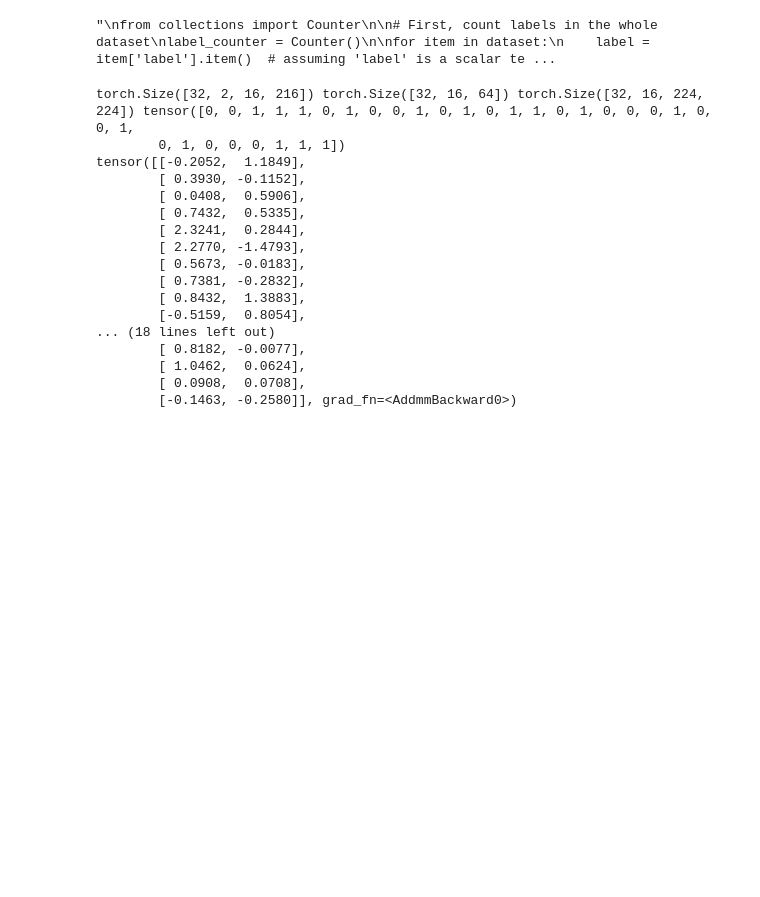
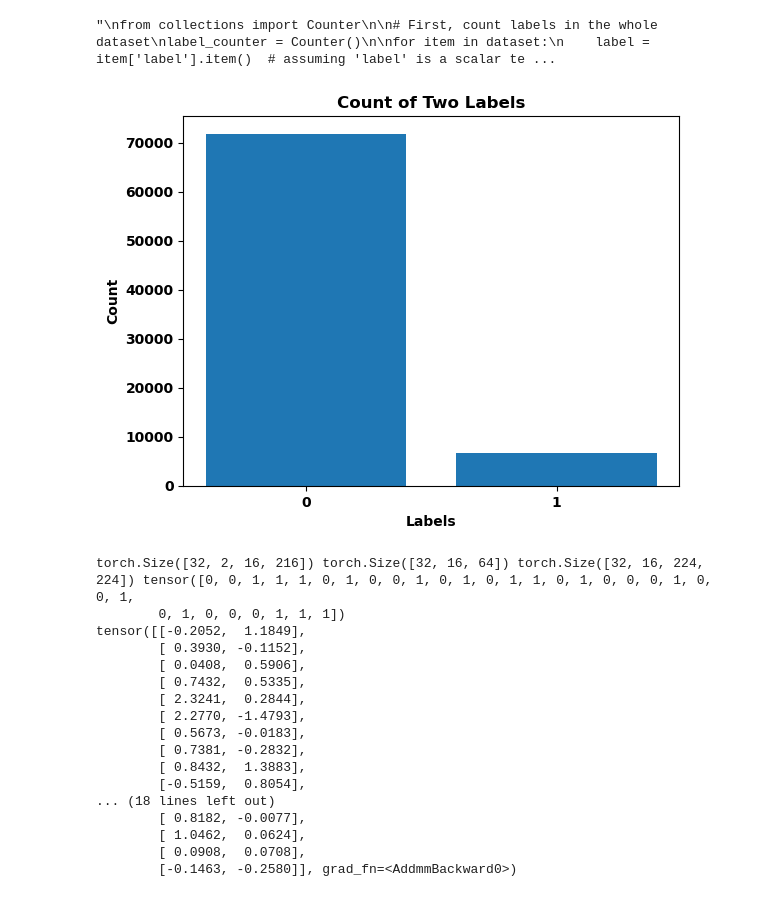
Before and after one commit to abdulmomen-ghalkha/blockage_pred, a Jupyter notebook: Preparing_datasets_BN.ipynb, the cells around one changed output. Cells and saved outputs as stored; diff of their text form; code cells hidden in the pictures; blank space fills up the shorter version.

```diff
--- a/Preparing_datasets_BN.ipynb
+++ b/Preparing_datasets_BN.ipynb
@@ -182,6 +182,26 @@ Counter({0: 71828, 1: 6695})
 {0: 1.0932087765216907, 1: 11.728603435399553}'''
 # %% [output]
 "\nfrom collections import Counter\n\n# First, count labels in the whole dataset\nlabel_counter = Counter()\n\nfor item in dataset:\n    label = item['label'].item()  # assuming 'label' is a scalar te ...
+# %%
+
+import matplotlib.pyplot as plt
+
+# Data for the bar plot
+labels = ['0', '1']
+counts = [71828, 6695]
+
+# Create the bar plot
+plt.bar(labels, counts)
+
+# Add title and labels
+plt.title('Count of Two Labels')
+plt.xlabel('Labels')
+plt.ylabel('Count')
+
+# Show the plot
+plt.show()
+# %% [output]
+[figure, added]
 # %%
 import torch
 import torch.nn as nn
```
